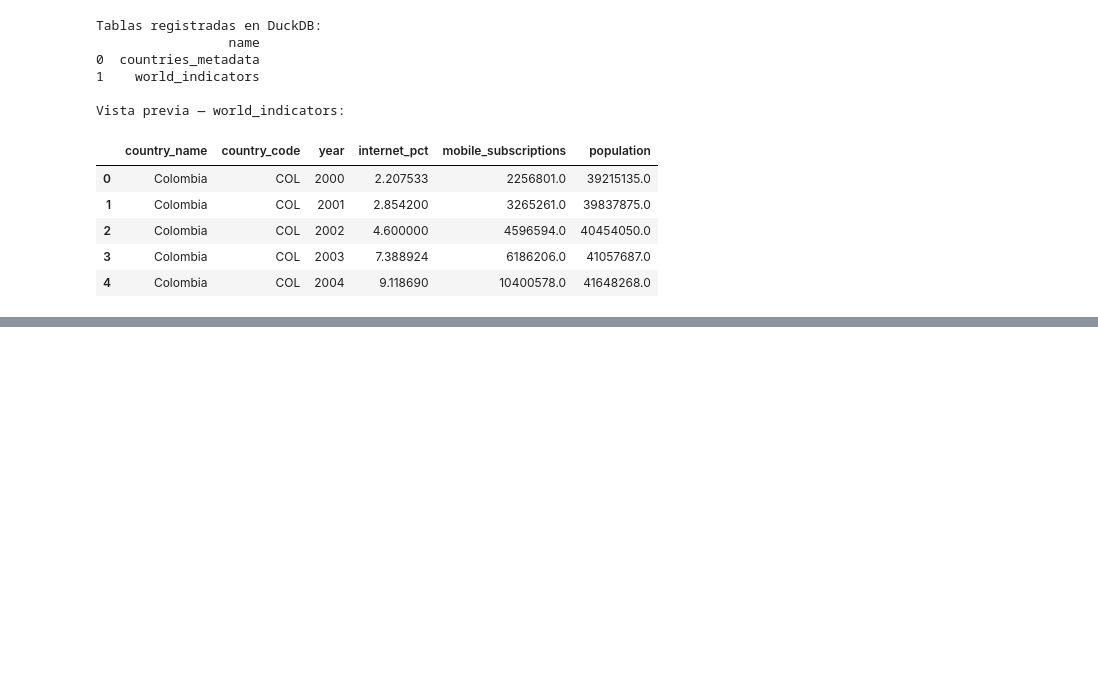
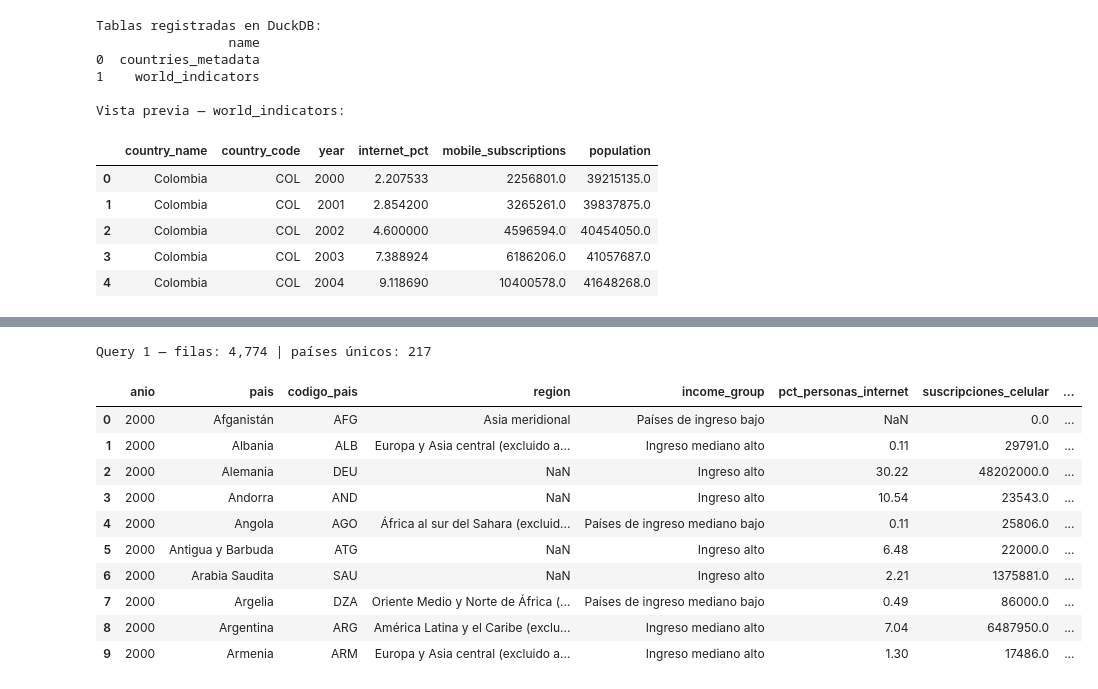
Before and after one commit to Oscarvm117/Challenge_Meli, a Jupyter notebook: Notebooks/challenge_meli_vis.ipynb, the cells around one changed output, grey strips where cells are left out. Cells and saved outputs as stored; diff of their text form; code cells hidden in the pictures; blank space fills up the shorter version.

Commit message:
Finished query: 1 and the the analysis of i

```diff
--- a/Notebooks/challenge_meli_vis.ipynb
+++ b/Notebooks/challenge_meli_vis.ipynb
@@ -188,0 +199,49 @@ Vista previa — world_indicators:
+# %%
+SQL_QUERY_1 = """
+-- ================================================================
+-- QUERY 1: Indicadores por Año y País
+-- Fuente  : World Bank Development Indicators (2000-2021)
+-- Excluye : agregados regionales (income_group = 'Agregados')
+-- Nota    : NULLs en 2021 para internet_pct son esperados —
+--           el World Bank no había publicado esos datos al momento
+--           de la extracción (2023-03-01)
+-- ================================================================
+
+SELECT
+    t.year                              AS anio,
+    t.country_name                      AS pais,
+    t.country_code                      AS codigo_pais,
+    m.region,
+    m.income_group,
+    ROUND(t.internet_pct, 2)            AS pct_personas_internet,
+    t.mobile_subscriptions              AS suscripciones_celular,
+    t.population                        AS poblacion_total
+
+FROM world_indicators t
+INNER JOIN countries_metadata m
+    ON t.country_code = m.country_code
+
+WHERE m.income_group != 'Agregados'
+
+ORDER BY
+    t.year        ASC,
+    t.country_name ASC
+"""
+
+resultado_q1 = con.execute(SQL_QUERY_1).df()
+
+print(f'Query 1 — filas: {len(resultado_q1):,} | países únicos: {resultado_q1["codigo_pais"].nunique()}')
+resultado_q1.head(10)
+# %% [output]
+Query 1 — filas: 4,774 | países únicos: 217
+|  | anio | pais | codigo_pais | region | income_group | pct_personas_internet | suscripciones_celular | ... |
+| 0 | 2000 | Afganistán | AFG | Asia meridional | Países de ingreso bajo | NaN | 0.0 | ... |
+| 1 | 2000 | Albania | ALB | Europa y Asia central (excluido a... | Ingreso mediano alto | 0.11 | 29791.0 | ... |
+| 2 | 2000 | Alemania | DEU | NaN | Ingreso alto | 30.22 | 48202000.0 | ... |
+| 3 | 2000 | Andorra | AND | NaN | Ingreso alto | 10.54 | 23543.0 | ... |
+| 4 | 2000 | Angola | AGO | África al sur del Sahara (excluid... | Países de ingreso mediano bajo | 0.11 | 25806.0 | ... |
+| 5 | 2000 | Antigua y Barbuda | ATG | NaN | Ingreso alto | 6.48 | 22000.0 | ... |
+| 6 | 2000 | Arabia Saudita | SAU | NaN | Ingreso alto | 2.21 | 1375881.0 | ... |
+| 7 | 2000 | Argelia | DZA | Oriente Medio y Norte de África (... | Países de ingreso mediano bajo | 0.49 | 86000.0 | ... |
+| 8 | 2000 | Argentina | ARG | América Latina y el Caribe (exclu... | Ingreso mediano alto | 7.04 | 6487950.0 | ... |
+| 9 | 2000 | Armenia | ARM | Europa y Asia central (excluido a... | Ingreso mediano alto | 1.30 | 17486.0 | ... |
```
Also changed, not shown: parts of 5 cells of this notebook, 1 other file.
